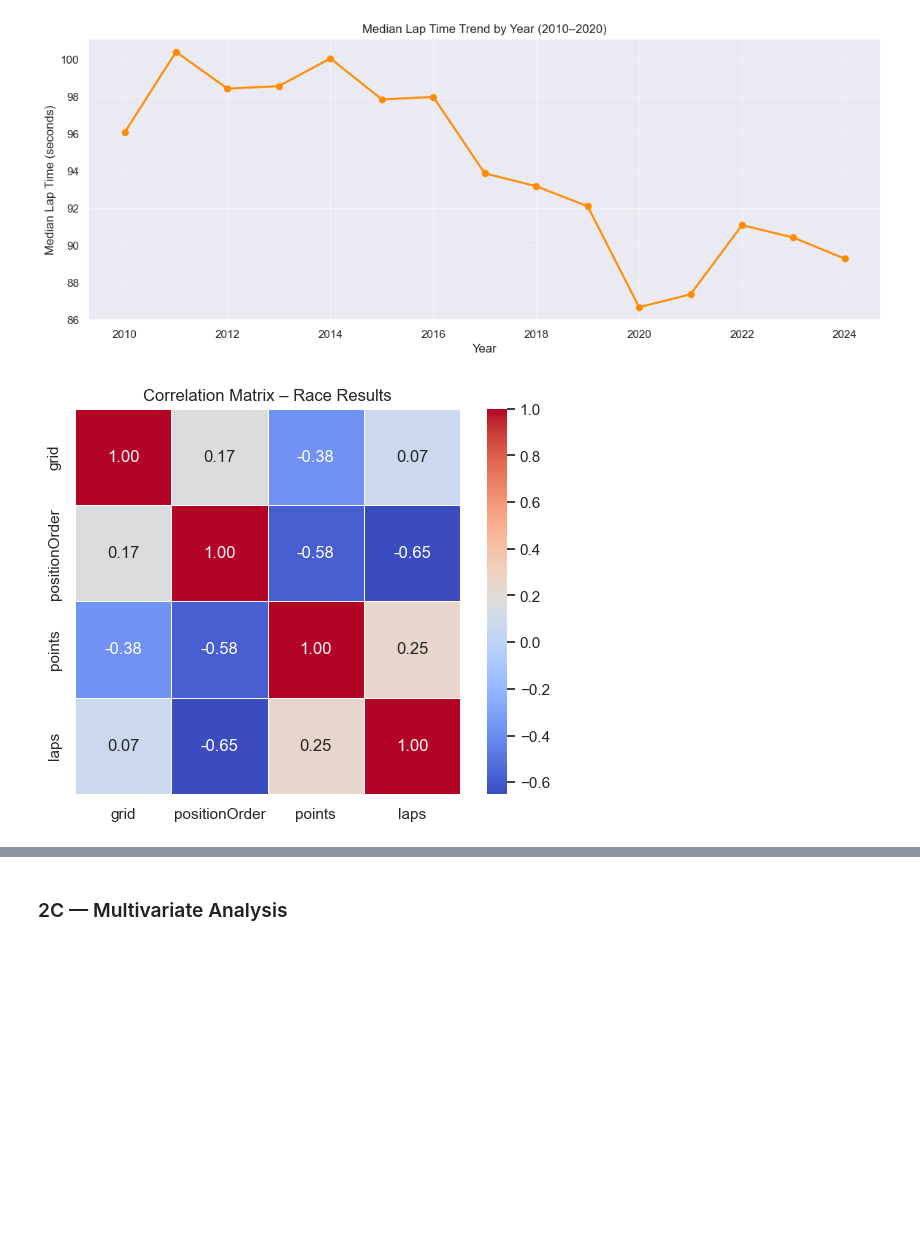
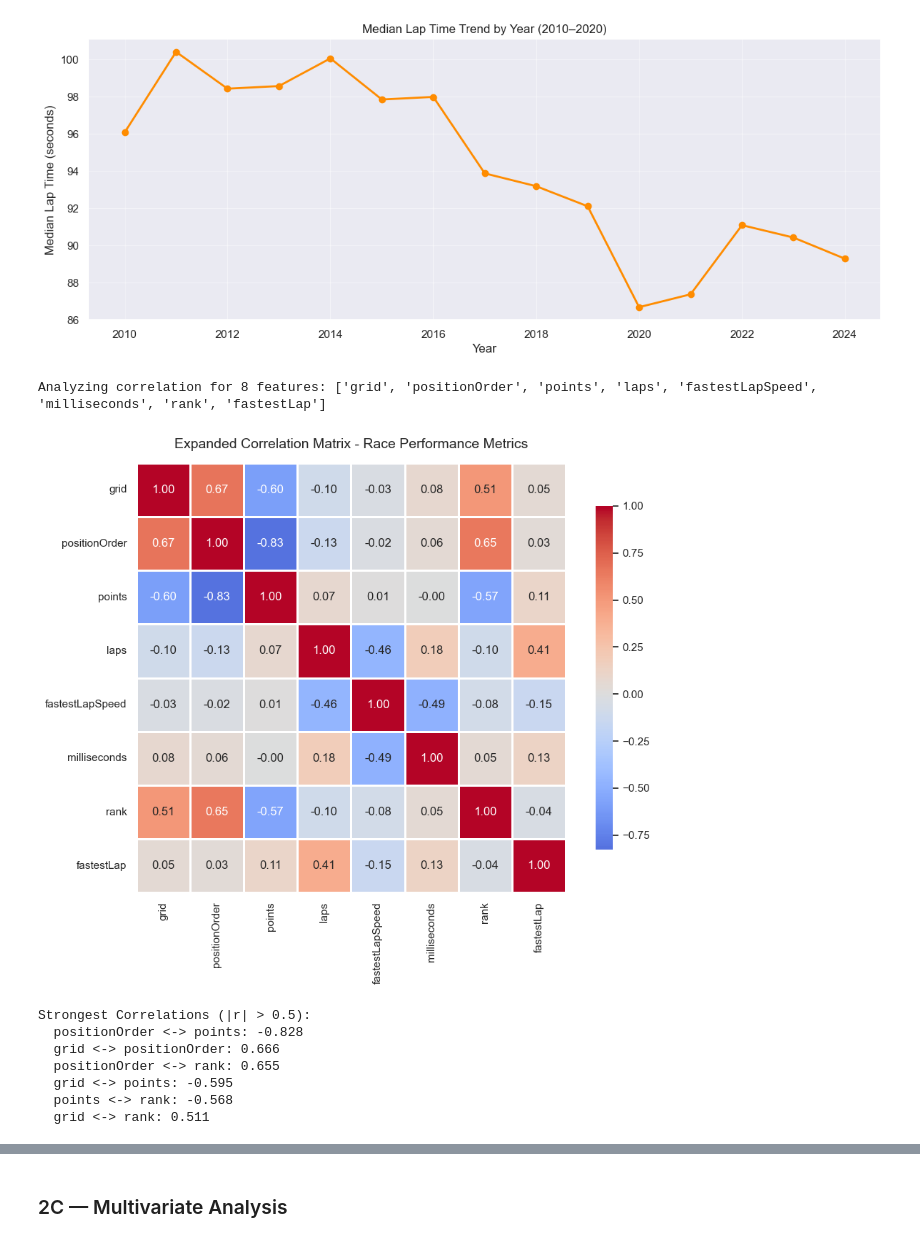
Before and after one commit to dishantkachhadiya/f1-analysis, a Jupyter notebook: F1_Data_Analytics_Starter.ipynb, the cells around one changed output, grey strips where cells are left out. Drawn from its saved outputs; the diff is of its cells as text; code cells hidden in the pictures; blank space fills up the shorter version.

```diff
--- a/F1_Data_Analytics_Starter.ipynb
+++ b/F1_Data_Analytics_Starter.ipynb
@@ -341,6 +364,9 @@ if 'fastestLapSpeed' in race_master.columns:
         plt.grid(alpha=0.3)
 
         # Add correlation coefficient
+        speed_points['fastestLapSpeed'] = pd.to_numeric(speed_points['fastestLapSpeed'], errors='coerce')
+        speed_points['points'] = pd.to_numeric(speed_points['points'], errors='coerce')
+        speed_points = speed_points.dropna(subset=['fastestLapSpeed', 'points'])
         corr = speed_points['fastestLapSpeed'].corr(speed_points['points'])
         plt.text(0.05, 0.95, f'Correlation: {corr:.3f}',
                 transform=plt.gca().transAxes, fontsize=12,
@@ -364,7 +394,7 @@ if 'q3' not in race_master.columns:
     qualifying = pd.read_csv(DATA_PATH + 'qualifying.csv')
     # Convert q3 to milliseconds (it's stored as string like '1:23.456')
     def time_to_ms(time_str):
-        if pd.isna(time_str) or time_str == '\N':
+        if pd.isna(time_str) or time_str == '\\N':
             return np.nan
         try:
             if ':' in str(time_str):
@@ -408,8 +438,9 @@ if len(q3_grid) > 0:
 
     # Add correlation coefficient
     corr = q3_grid['q3_ms'].corr(q3_grid['grid'])
-    plt.text(0.05, 0.95, f'Correlation: {corr:.3f}
-Expected: Positive (slower Q3 → worse grid)',
+    plt.text(
+        0.05, 0.95,
+        f'Correlation: {corr:.3f}\nExpected: Positive (slowerQ3 → worse grid)',
             transform=plt.gca().transAxes, fontsize=11,
             bbox=dict(boxstyle='round', facecolor='wheat', alpha=0.5),
             verticalalignment='top')
@@ -442,36 +478,43 @@ plt.show()
 # Include more features for comprehensive analysis
 num_cols = ['grid', 'positionOrder', 'points', 'laps', 'fastestLapSpeed',
            'milliseconds', 'rank', 'fastestLap']
 
 # Filter to columns that exist in race_master
 available_cols = [col for col in num_cols if col in race_master.columns]
 print(f'Analyzing correlation for {len(available_cols)} features: {available_cols}')
 
 corr_mat = race_master[available_cols].dropna().corr()
 
 plt.figure(figsize=(10, 8))
 sns.heatmap(corr_mat, annot=True, fmt='.2f', cmap='coolwarm', center=0,
            square=True, linewidths=1, cbar_kws={"shrink": 0.8})
 plt.title('Expanded Correlation Matrix - Race Performance Metrics', fontsize=14, pad=15)
 plt.tight_layout()
 plt.savefig('correlation_heatmap_expanded.png', dpi=120)
 plt.show()
 
 # Print strongest correlations
-print('
-Strongest Correlations (|r| > 0.5):')
+print('Strongest Correlations (|r| > 0.5):')
 correlations = []
 for i in range(len(corr_mat.columns)):
     for j in range(i+1, len(corr_mat.columns)):
         corr_value = corr_mat.iloc[i, j]
         if abs(corr_value) > 0.5:
             correlations.append((corr_mat.columns[i], corr_mat.columns[j], corr_value))
 
 correlations.sort(key=lambda x: abs(x[2]), reverse=True)
 for var1, var2, corr in correlations:
     print(f'  {var1} <-> {var2}: {corr:.3f}')
 # %% [output]
+Analyzing correlation for 8 features: ['grid', 'positionOrder', 'points', 'laps', 'fastestLapSpeed', 'milliseconds', 'rank', 'fastestLap']
-[figure, old version]
+[figure, new version]
+Strongest Correlations (|r| > 0.5):
+  positionOrder <-> points: -0.828
+  grid <-> positionOrder: 0.666
+  positionOrder <-> rank: 0.655
+  grid <-> points: -0.595
+  points <-> rank: -0.568
+  grid <-> rank: 0.511
 # %%
 # Nationality Heatmap - Points, Wins, and Podiums by Country
 # Merge driver nationality data
```
Also changed, not shown: parts of 21 cells of this notebook.
